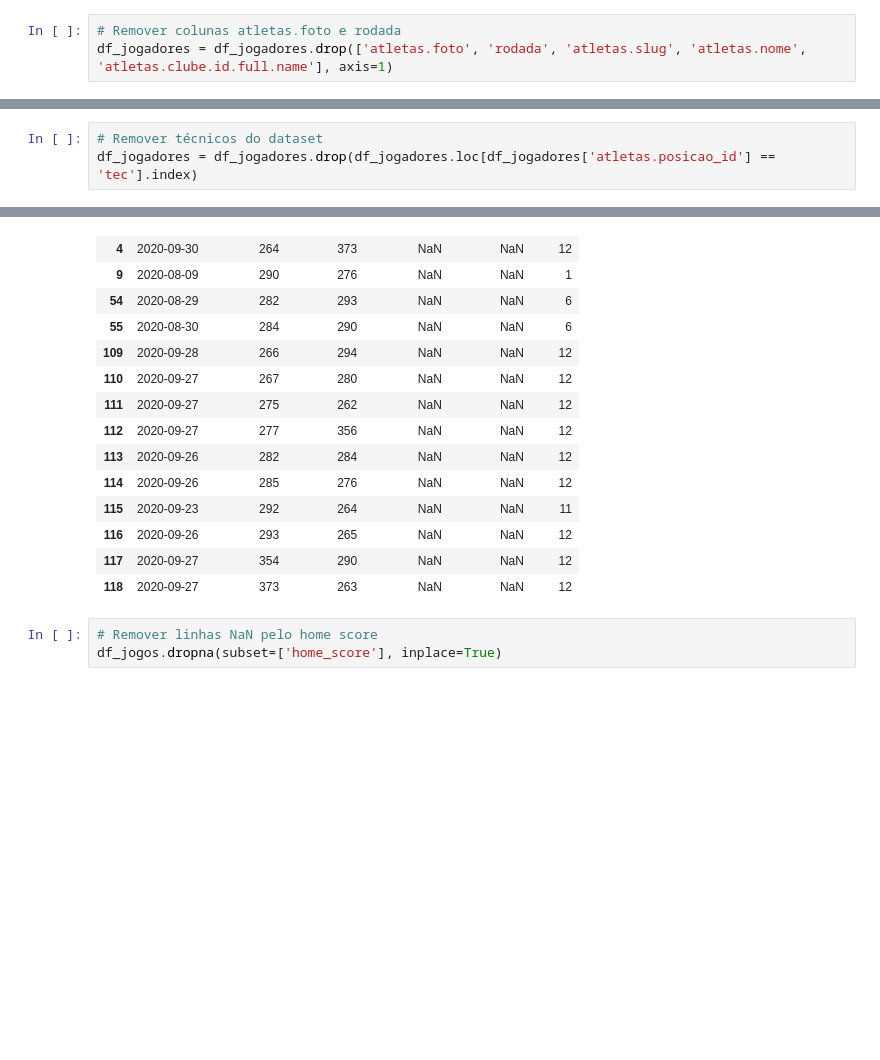
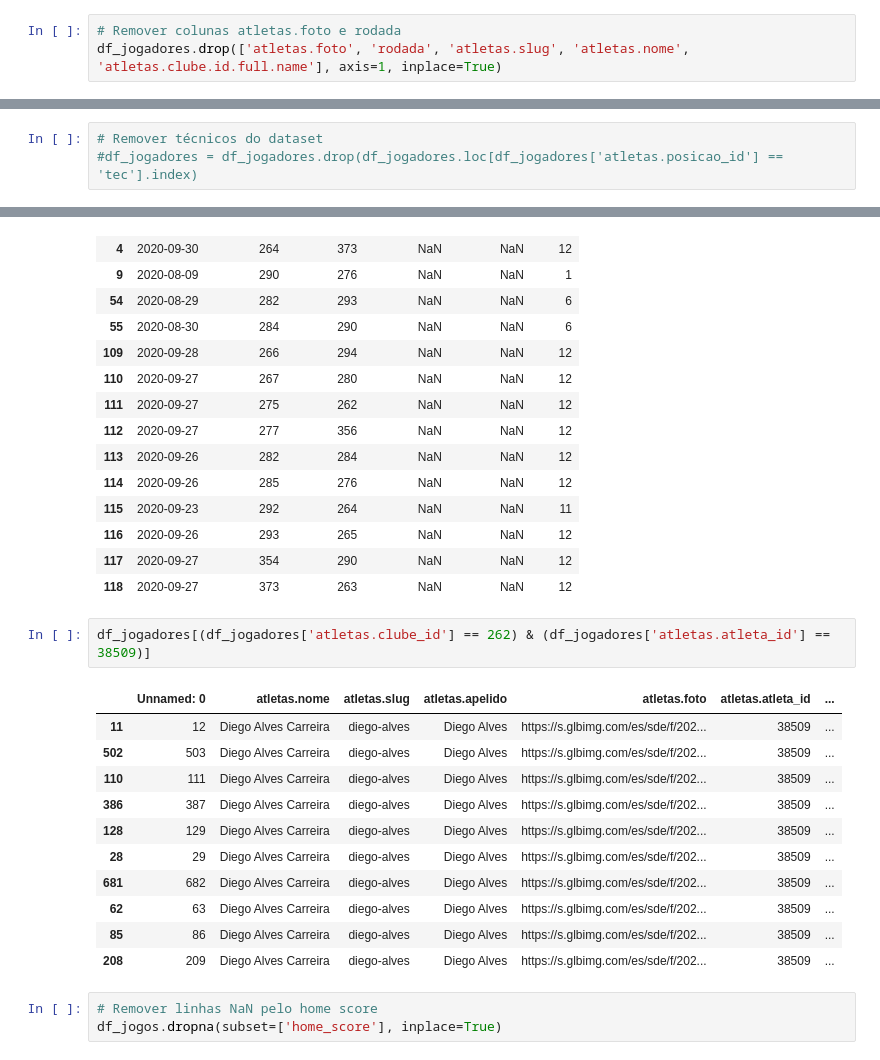
Before and after one commit to andeoliveira/datascience, a Jupyter notebook: cartolafc-escalacao/notebook.ipynb, the cells around one changed output, grey strips where cells are left out. Drawn from its saved outputs; the diff is of its cells as text; blank space fills up the shorter version.

```diff
--- a/cartolafc-escalacao/notebook.ipynb
+++ b/cartolafc-escalacao/notebook.ipynb
@@ -201,4 +173,4 @@ dtypes: float64(2), int64(3), object(1)
 memory usage: 5.7+ KB
 # %%
 # Remover colunas atletas.foto e rodada
-df_jogadores = df_jogadores.drop(['atletas.foto', 'rodada', 'atletas.slug', 'atletas.nome', 'atletas.clube.id.full.name'], axis=1)
+df_jogadores.drop(['atletas.foto', 'rodada', 'atletas.slug', 'atletas.nome', 'atletas.clube.id.full.name'], axis=1, inplace=True)
@@ -213,6 +199,6 @@ df_jogadores.dropna(subset=['atletas.rodada_id'], inplace=True)
 # %%
 # Remover técnicos do dataset
-df_jogadores = df_jogadores.drop(df_jogadores.loc[df_jogadores['atletas.posicao_id'] == 'tec'].index)
+#df_jogadores = df_jogadores.drop(df_jogadores.loc[df_jogadores['atletas.posicao_id'] == 'tec'].index)
 # %%
 df_jogadores.shape
 # %% [output]
@@ -263,6 +251,20 @@ df_jogos[df_jogos.isna().any(axis=1)]
 | 116 | 2020-09-26 | 293 | 265 | NaN | NaN | 12 |
 | 117 | 2020-09-27 | 354 | 290 | NaN | NaN | 12 |
 | 118 | 2020-09-27 | 373 | 263 | NaN | NaN | 12 |
+# %%
+df_jogadores[(df_jogadores['atletas.clube_id'] == 262) & (df_jogadores['atletas.atleta_id'] == 38509)]
+# %% [output]
+|  | Unnamed: 0 | atletas.nome | atletas.slug | atletas.apelido | atletas.foto | atletas.atleta_id | ... |
+| 11 | 12 | Diego Alves Carreira | diego-alves | Diego Alves | https://s.glbimg.com/es/sde/f/202... | 38509 | ... |
+| 502 | 503 | Diego Alves Carreira | diego-alves | Diego Alves | https://s.glbimg.com/es/sde/f/202... | 38509 | ... |
+| 110 | 111 | Diego Alves Carreira | diego-alves | Diego Alves | https://s.glbimg.com/es/sde/f/202... | 38509 | ... |
+| 386 | 387 | Diego Alves Carreira | diego-alves | Diego Alves | https://s.glbimg.com/es/sde/f/202... | 38509 | ... |
+| 128 | 129 | Diego Alves Carreira | diego-alves | Diego Alves | https://s.glbimg.com/es/sde/f/202... | 38509 | ... |
+| 28 | 29 | Diego Alves Carreira | diego-alves | Diego Alves | https://s.glbimg.com/es/sde/f/202... | 38509 | ... |
+| 681 | 682 | Diego Alves Carreira | diego-alves | Diego Alves | https://s.glbimg.com/es/sde/f/202... | 38509 | ... |
+| 62 | 63 | Diego Alves Carreira | diego-alves | Diego Alves | https://s.glbimg.com/es/sde/f/202... | 38509 | ... |
+| 85 | 86 | Diego Alves Carreira | diego-alves | Diego Alves | https://s.glbimg.com/es/sde/f/202... | 38509 | ... |
+| 208 | 209 | Diego Alves Carreira | diego-alves | Diego Alves | https://s.glbimg.com/es/sde/f/202... | 38509 | ... |
 # %%
 # Remover linhas NaN pelo home score
 df_jogos.dropna(subset=['home_score'], inplace=True)
```
Also changed, not shown: parts of 13 cells of this notebook.
